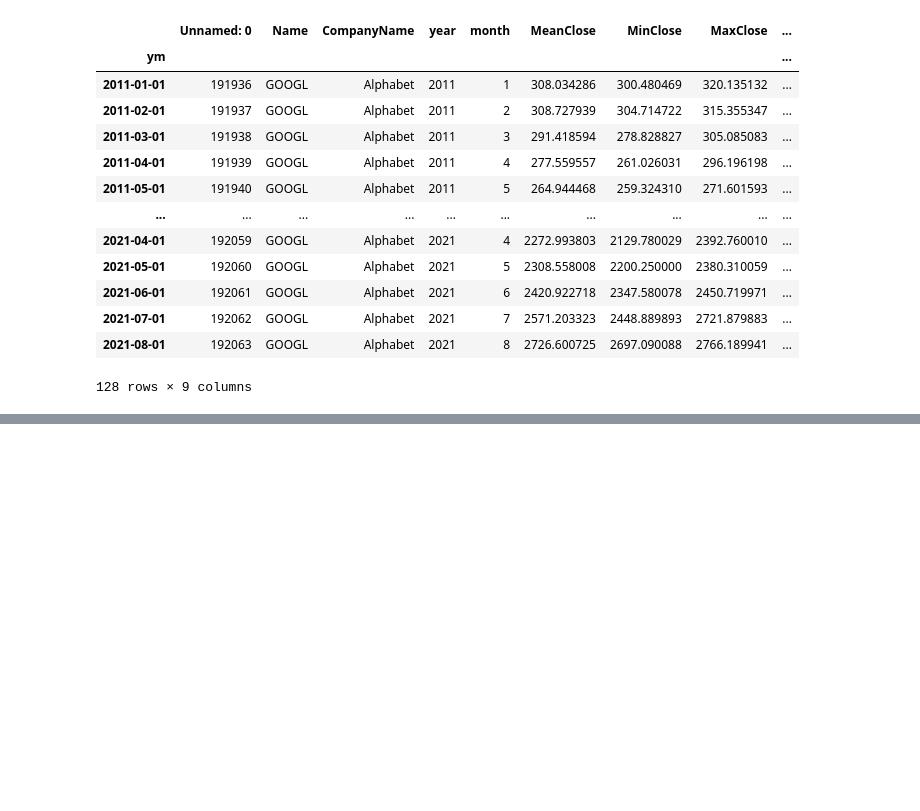
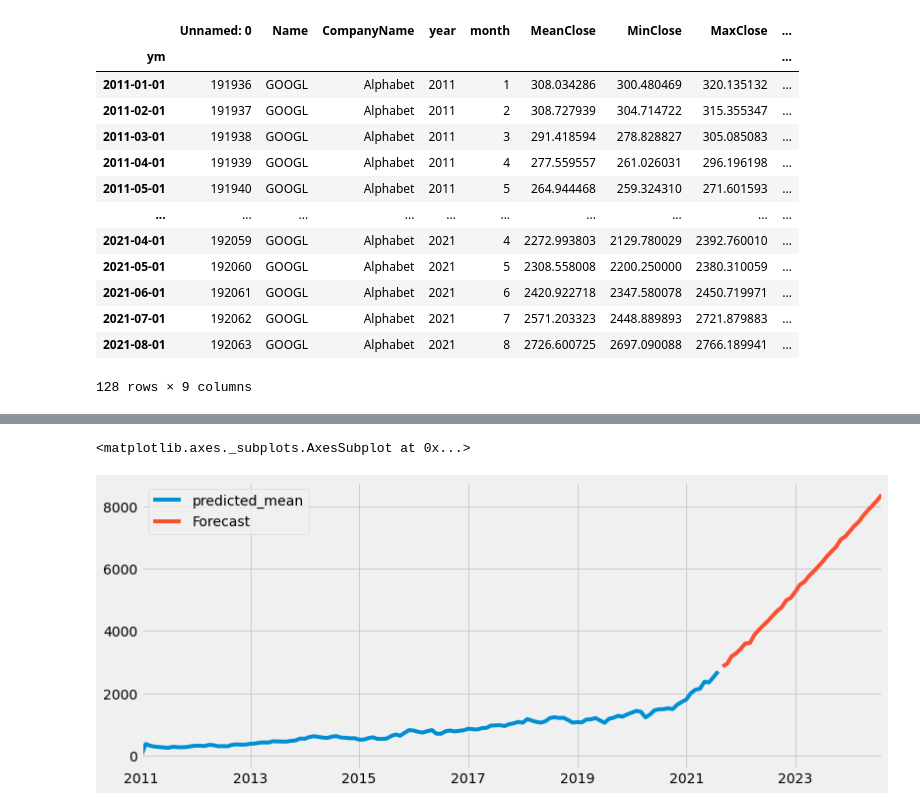
Before and after one commit to melfraas/ML_Stock_Project, a Jupyter notebook: Clean_Working_Data.ipynb, the cells around one changed output, grey strips where cells are left out. Cells and saved outputs as stored; diff of their text form; code cells hidden in the pictures; blank space fills up the shorter version.

```diff
--- a/Clean_Working_Data.ipynb
+++ b/Clean_Working_Data.ipynb
@@ -266,0 +271,12 @@ AttributeError: ignored
+# %%
+google_df
+forecast = model_fit.predict(start = len(google_df),
+                          end = (len(google_df)-1) + 3 * 12,
+                          typ = 'levels').rename('Forecast')
+# %%
+#plot the predictions
+result.plot(figsize = (12, 5), legend = True)
+forecast.plot(legend = True)
+# %% [output]
+<matplotlib.axes._subplots.AxesSubplot at 0x...>
+[figure, added]
```
Also changed, not shown: parts of 8 cells of this notebook.
